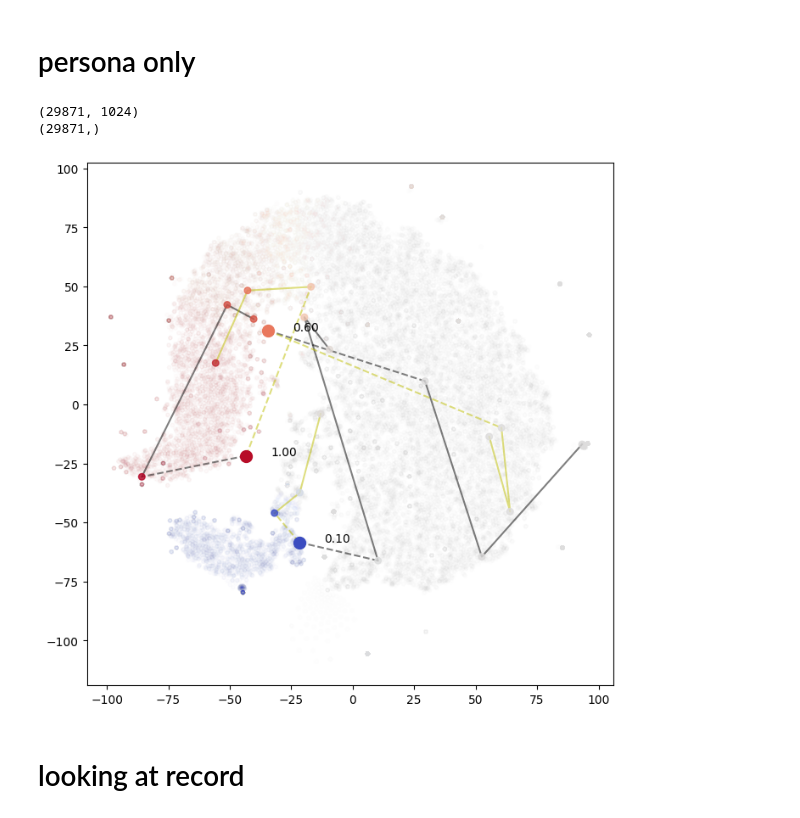
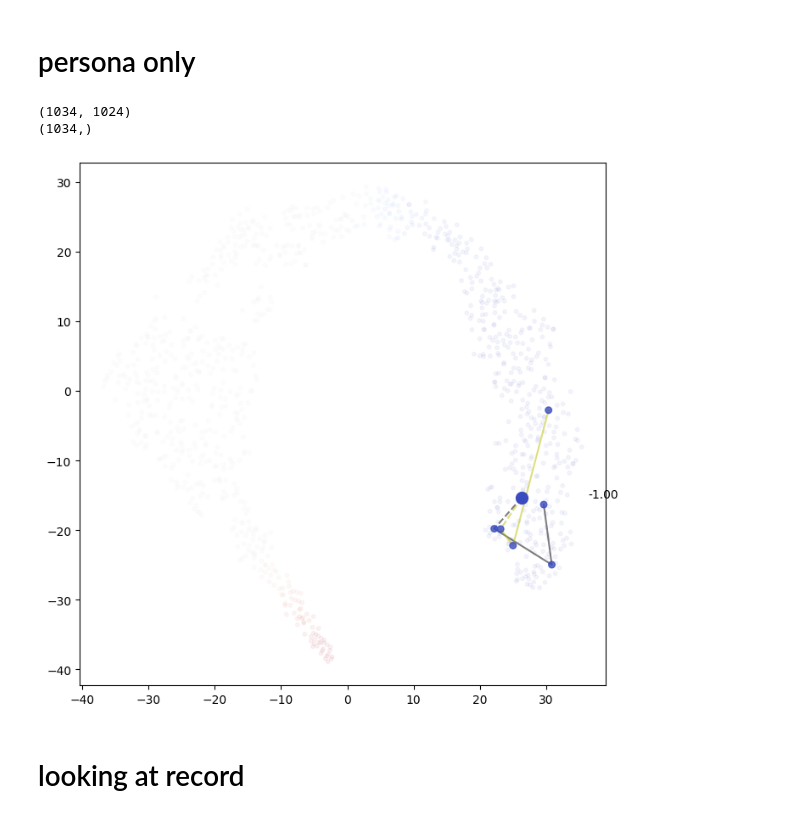
Before and after one commit to stmorse/scope2, a Jupyter notebook: notebooks/persona.ipynb, the cells around one changed output. Saved outputs shown, nothing was run; the diff lists cells and outputs as text; code cells hidden in the pictures.

```diff
--- a/notebooks/persona.ipynb
+++ b/notebooks/persona.ipynb
@@ -29,8 +29,8 @@ each record has:
 - "response": actual response at this turn
 - "state": full state at the end of this turn (ends with A0's reply)
 # %%
-experiment_name = "russia2"
-v0 = 0.1
+experiment_name = "fendert"
+v0 = -1
 v1 = 1
 
 path = os.path.join(PROJ_PATH, f"{experiment_name}/v0_{v0:.2f}_v1_{v1:.2f}")
@@ -144,9 +144,10 @@ Turn 3:  The simplistic binary framing of "Russian cultural identity" versus "We
 # %% [markdown]
 # persona only
 # %%
-topic = "fender2_copy"
+topic = "fendert"
 topic0 = "fender0"
-v0s = [-1, 0.1, 0.2, 0.4, 0.6, 0.7, 0.8, 0.9, 1]
+# v0s = [-1, 0.1, 0.2, 0.4, 0.6, 0.7, 0.8, 0.9, 1]
+v0s = [-1]
 v1 = 1
 num_turns = 4
 
@@ -199,6 +200,6 @@ other_probs = np.hstack(other_probs)
 probs = np.hstack([probs, other_probs])
 print(probs.shape)
 # %% [output]
-(29871, 1024)
-(29871,)
+(1034, 1024)
+(1034,)
 # %%
@@ -213,8 +214,8 @@ chunk = 10   # p0, p1, mcts 1-4, base 1-4
 norm = Normalize(vmin=-1, vmax=1)
 
 for i, v0 in enumerate(v0s):
-    if v0 not in [0.1, 0.6, 1]:
-        continue
+    # if v0 not in [0.1, 0.6, 1]:
+    #     continue
 
     a, b = i*chunk, (i+1)*chunk
 
@@ -227,35 +228,35 @@ for i, v0 in enumerate(v0s):
         zorder=50,
     )
 
     # plot Agent 0 baseline trajectory
     at, bt = a+7, a+10
     ax.plot(p2d[at:bt,0], p2d[at:bt,1], color='y', linestyle='-', alpha=0.5)
     ax.scatter(
         p2d[at:bt,0], p2d[at:bt,1],
         s=30, c=probs[at:bt], cmap="coolwarm", norm=norm, alpha=0.8,
         zorder=50,
     )
 
     # plot persona
     ax.scatter(p2d[a,0], p2d[a,1], s=100, c=probs[a], cmap="coolwarm", norm=norm, zorder=100)
     ax.text(p2d[a,0]+10, p2d[a,1], f"{v0:.2f}", zorder=200)
     # plot line connecting persona to first reply
     ax.plot(p2d[[a,a+3],0], p2d[[a,a+3],1], color='k', linestyle='--', alpha=0.5,)
     ax.plot(p2d[[a,a+7],0], p2d[[a,a+7],1], color='y', linestyle='--', alpha=0.5,)
 
 # plot all other dots
 end = chunk*len(v0s)
 ax.scatter(
     p2d[end:,0], p2d[end:,1],
     s=10, marker='o',
     c=probs[end:], cmap="coolwarm", norm=norm,
-    alpha=0.01,
+    alpha=0.05,
     zorder=0,
 )
 
 plt.show()
 # %% [output]
-[figure, old version]
+[figure, new version]
 # %% [markdown]
 # looking at record
 # %%
```
Also changed, not shown: parts of 4 cells of this notebook, 8 other files.
